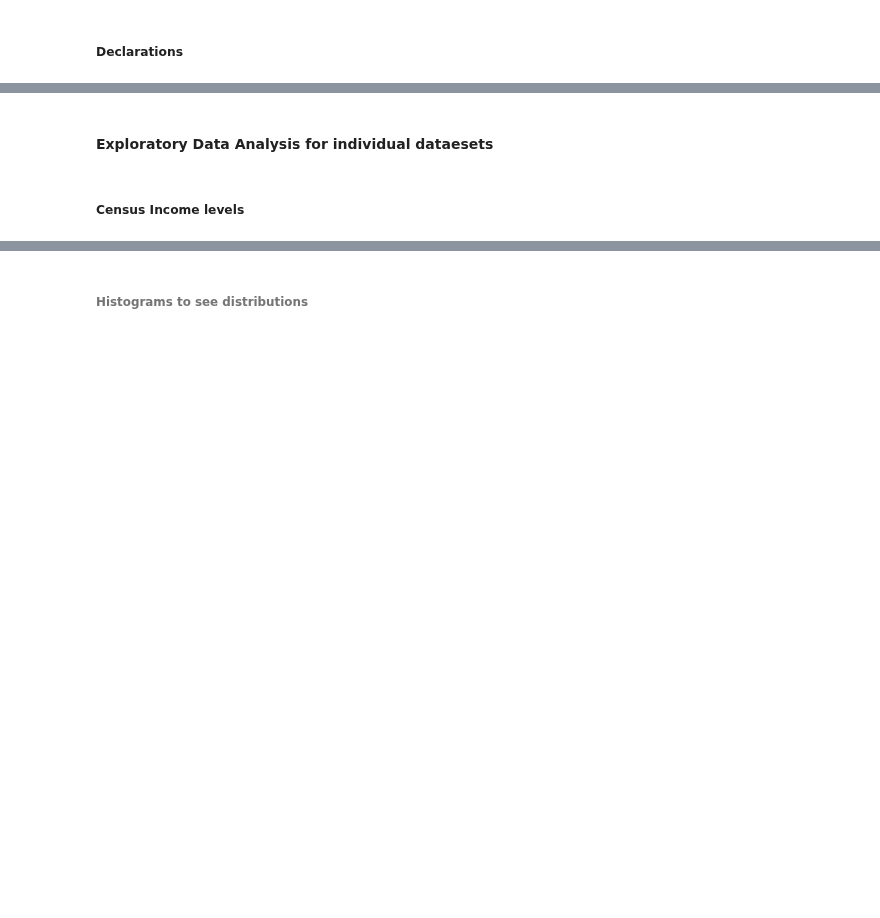
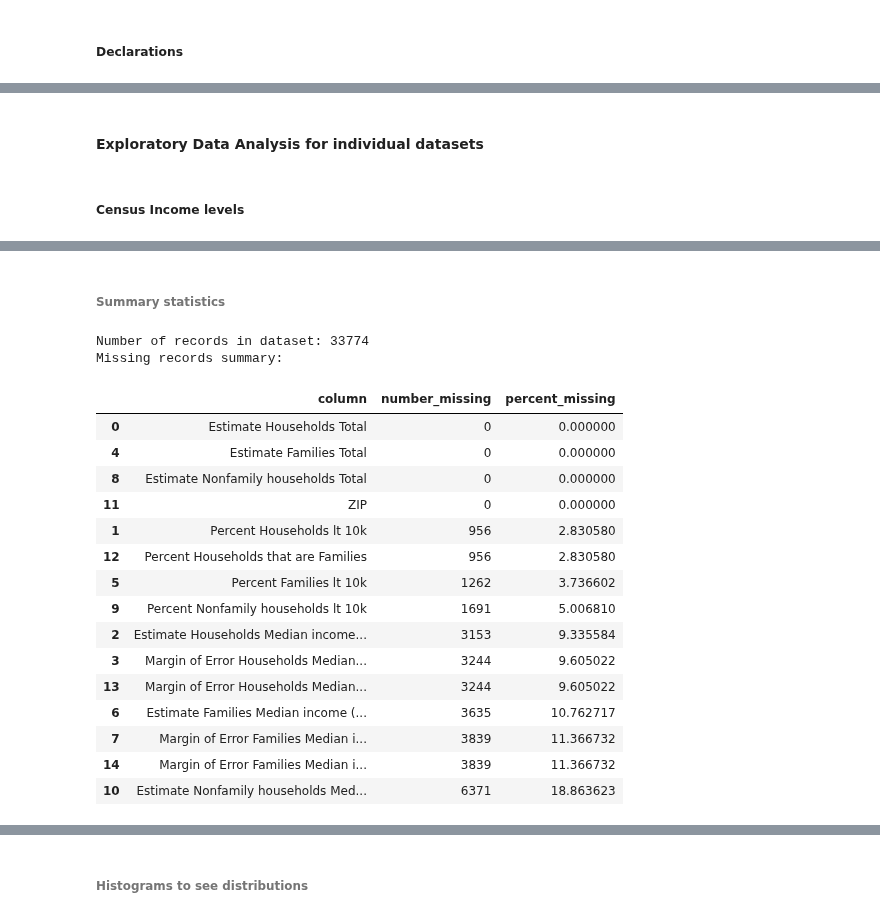
Before and after one commit to anuvrat-umich/siads_milestone1, a Jupyter notebook: src/exploratory_data_analysis.ipynb, the cells around one changed output, grey strips where cells are left out. Cells and saved outputs as stored; diff of their text form; code cells hidden in the pictures; blank space fills up the shorter version.

```diff
--- a/src/exploratory_data_analysis.ipynb
+++ b/src/exploratory_data_analysis.ipynb
@@ -27,5 +56,5 @@ df_acs_edited=pd.read_pickle(input_path+"\\df_acs_keep_edited.pkl")
 # %% [markdown]
-#### Exploratory Data Analysis for individual dataesets
+#### Exploratory Data Analysis for individual datasets
 # %% [markdown]
 ##### Census Income levels
 # %%
@@ -37,3 +66,27 @@ df_income_1901_edited.head()
 | 2 | 19624 | 31.0 | 17703.0 | 1223.0 | ... |
 | 3 | 1948 | 25.9 | 19603.0 | 3497.0 | ... |
 | 4 | 8781 | 20.3 | 22796.0 | 1701.0 | ... |
+# %% [markdown]
+###### Summary statistics
+# %%
+#% Missing values for each column. Function defined in helper functions notebook
+perc_missing_num(df_income_1901_edited)
+# %% [output]
+Number of records in dataset: 33774
+Missing records summary:
+|  | column | number_missing | percent_missing |
+| 0 | Estimate Households Total | 0 | 0.000000 |
+| 4 | Estimate Families Total | 0 | 0.000000 |
+| 8 | Estimate Nonfamily households Total | 0 | 0.000000 |
+| 11 | ZIP | 0 | 0.000000 |
+| 1 | Percent Households lt 10k | 956 | 2.830580 |
+| 12 | Percent Households that are Families | 956 | 2.830580 |
+| 5 | Percent Families lt 10k | 1262 | 3.736602 |
+| 9 | Percent Nonfamily households lt 10k | 1691 | 5.006810 |
+| 2 | Estimate Households Median income... | 3153 | 9.335584 |
+| 3 | Margin of Error Households Median... | 3244 | 9.605022 |
+| 13 | Margin of Error Households Median... | 3244 | 9.605022 |
+| 6 | Estimate Families Median income (... | 3635 | 10.762717 |
+| 7 | Margin of Error Families Median i... | 3839 | 11.366732 |
+| 14 | Margin of Error Families Median i... | 3839 | 11.366732 |
+| 10 | Estimate Nonfamily households Med... | 6371 | 18.863623 |
```
Also changed, not shown: parts of 17 cells of this notebook, 2 other files.
